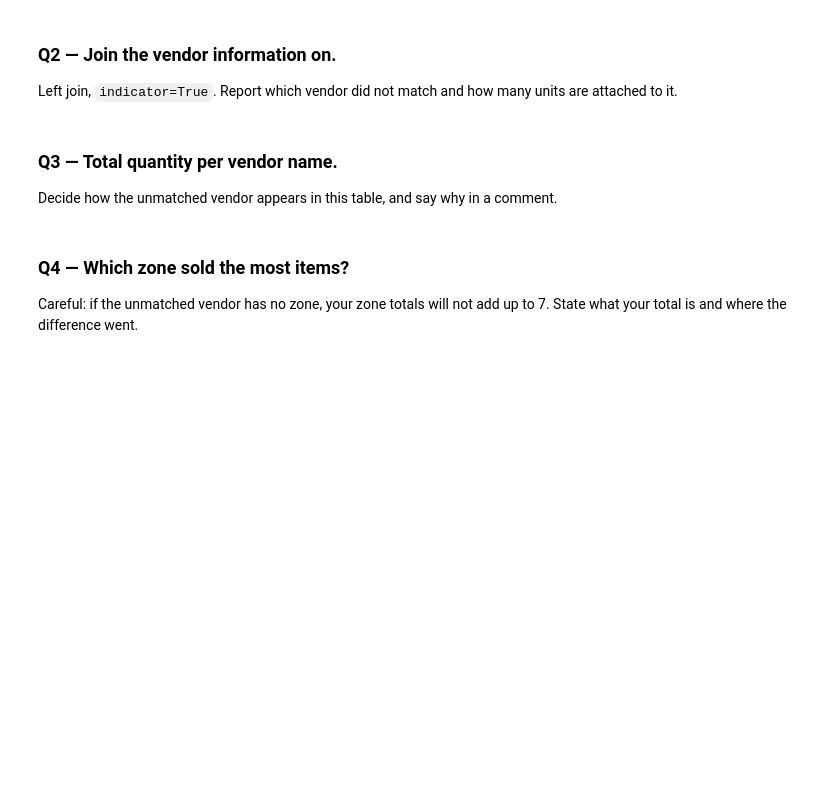
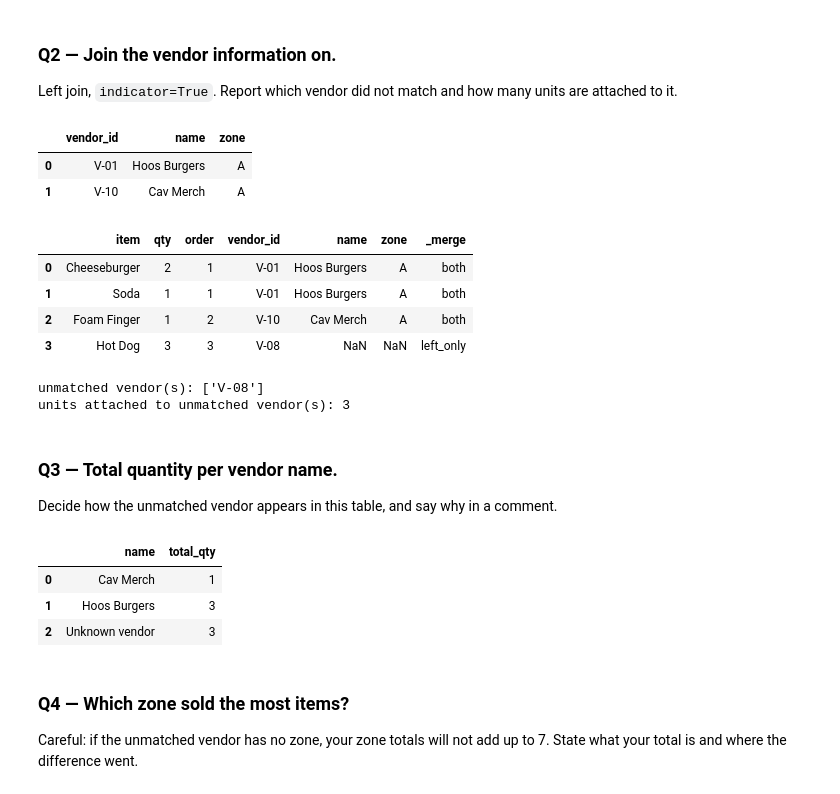
Before and after one commit to Jennifer-Lutchen/ds2002-fa26, a Jupyter notebook: notebooks/04-json-apis/2026-10-02 — Normalize and Join Nested JSON — Lab.ipynb, the cells around one changed output. Drawn from its saved outputs; the diff is of its cells as text; code cells hidden in the pictures; blank space fills up the shorter version.

```diff
--- a/notebooks/04-json-apis/2026-10-02 — Normalize and Join Nested JSON — Lab.ipynb
+++ b/notebooks/04-json-apis/2026-10-02 — Normalize and Join Nested JSON — Lab.ipynb
@@ -16,7 +16,7 @@ One vendor in the orders is not in the vendor list. That is on purpose.
 orders_json = [
   {'order':1,'vendor_id':'V-01','lines':[{'item':'Cheeseburger','qty':2},{'item':'Soda','qty':1}]},
   {'order':2,'vendor_id':'V-10','lines':[{'item':'Foam Finger','qty':1}]},
-  {'order':3,'vendor_id':'V-01','lines':[{'item':'Hot Dog','qty':3}]},
+  {'order':3,'vendor_id':'V-08','lines':[{'item':'Hot Dog','qty':3}]},
 ]
 vendors_json = [
   {'vendor_id':'V-01','name':'Hoos Burgers','zone':'A'},
@@ -32,5 +32,8 @@ Keep `order` and `vendor_id` on every row.
 *Expected: 4 rows, and the quantities should sum to 7.*
 # %%
 import pandas as pd
-# TODO: pd.json_normalize(orders_json, record_path='lines', meta=[...])
+lines = pd.json_normalize(orders_json, record_path='lines', meta=['order','vendor_id'])
 # TODO: assert the row count and the quantity total
+assert len(lines) == 4
+assert lines['qty'].sum() == 7
+lines
@@ -39,13 +48,51 @@ import pandas as pd
 
 Left join, `indicator=True`. Report which vendor did not match and how many units are attached to it.
 # %%
-# TODO
+# turn vendors into dataframe
+vendors = pd.DataFrame(vendors_json)
+display(vendors)
+
+# join vendor information
+joined = lines.merge(
+    vendors,
+    on = 'vendor_id',
+    how = 'left',
+    indicator = True
+)
+display(joined)
+
+# determine which vendor did not match and how many units attatched to it
+unmatched = joined[joined['_merge']=='left_only']
+print('unmatched vendor(s):', unmatched['vendor_id'].unique())
+print('units attached to unmatched vendor(s):', unmatched['qty'].sum())
+# %% [output]
+|  | vendor_id | name | zone |
+| 0 | V-01 | Hoos Burgers | A |
+| 1 | V-10 | Cav Merch | A |
+|  | item | qty | order | vendor_id | name | zone | _merge |
+| 0 | Cheeseburger | 2 | 1 | V-01 | Hoos Burgers | A | both |
+| 1 | Soda | 1 | 1 | V-01 | Hoos Burgers | A | both |
+| 2 | Foam Finger | 1 | 2 | V-10 | Cav Merch | A | both |
+| 3 | Hot Dog | 3 | 3 | V-08 | NaN | NaN | left_only |
+unmatched vendor(s): ['V-08']
+units attached to unmatched vendor(s): 3
 # %% [markdown]
 ### Q3 — Total quantity per vendor name.
 
 Decide how the unmatched vendor appears in this table, and say why in a comment.
 # %%
-# TODO
+# keep unmatched vendors in the table and label as unknown
+# this way we keep the total sales value accurate
+
+joined['name'] = joined['name'].fillna('Unknown vendor')
+
+vendor_totals = joined.groupby('name', as_index = False).agg(total_qty = ('qty','sum'))
+display(vendor_totals)
+# %% [output]
+|  | name | total_qty |
+| 0 | Cav Merch | 1 |
+| 1 | Hoos Burgers | 3 |
+| 2 | Unknown vendor | 3 |
 # %% [markdown]
 ### Q4 — Which zone sold the most items?
 
```
Also changed, not shown: parts of 6 cells of this notebook.
